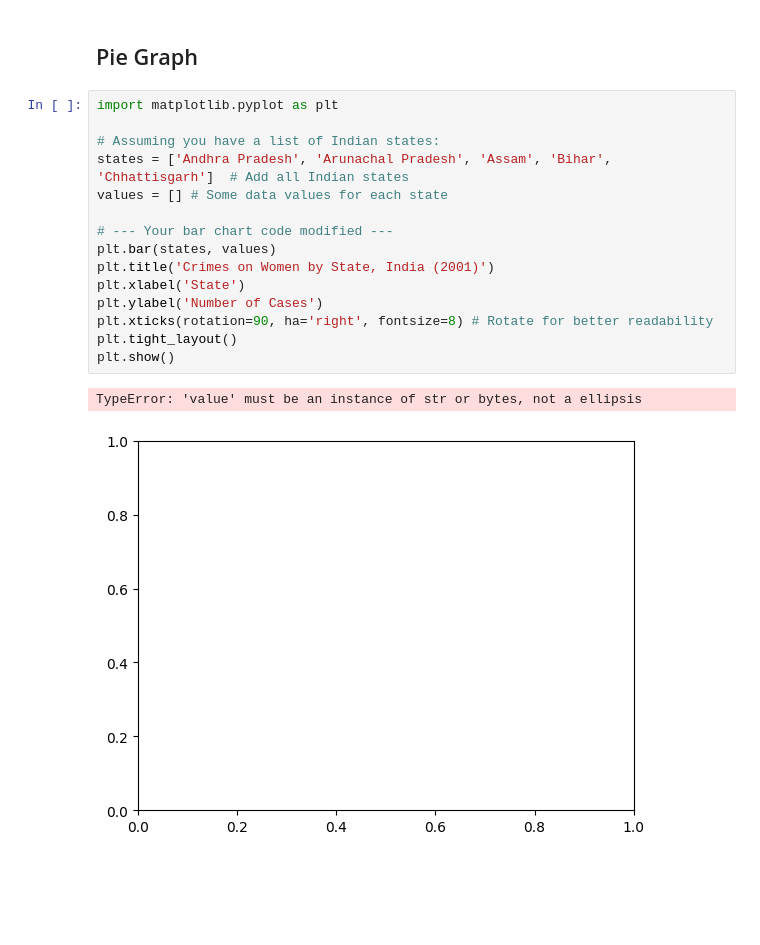
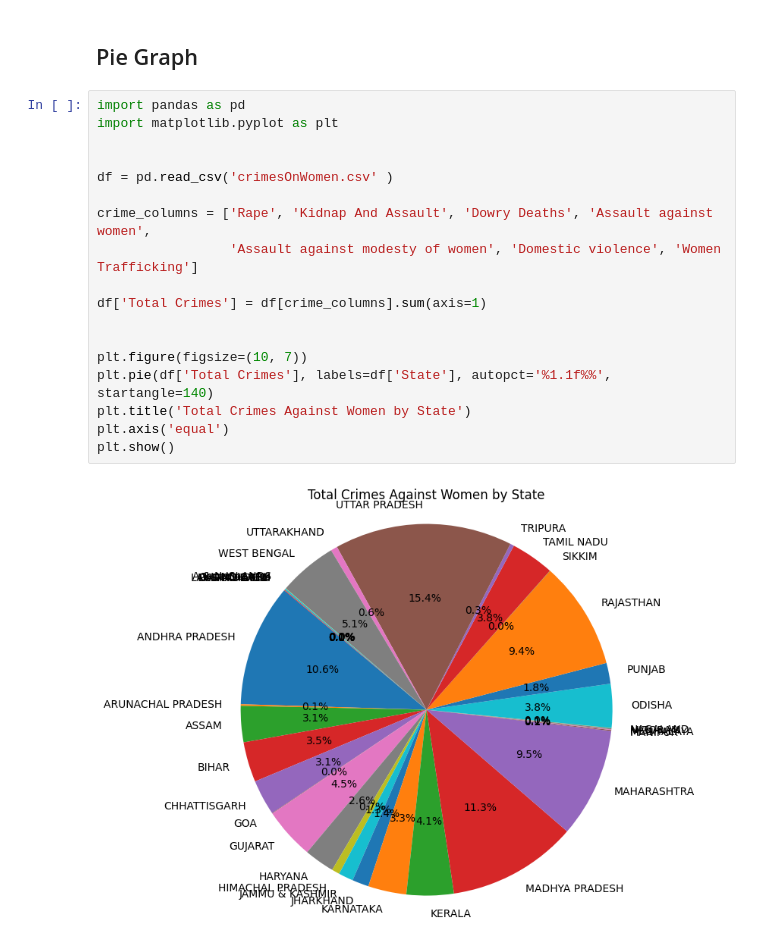
Before and after one commit to Reuel-Christian-Pornobe/VDA-CPE031-CPE21S4, a Jupyter notebook: Laboratory_Introduction_to_Matplot.ipynb, the cells around one changed output. Cells and saved outputs as stored; diff of their text form; blank space fills up the shorter version.

```diff
--- a/Laboratory_Introduction_to_Matplot.ipynb
+++ b/Laboratory_Introduction_to_Matplot.ipynb
@@ -155,21 +127,23 @@ plt.show()
 [figure]
 # %% [markdown]
 ## Pie Graph
-# %%
-import matplotlib.pyplot as plt
-
-# Assuming you have a list of Indian states:
-states = ['Andhra Pradesh', 'Arunachal Pradesh', 'Assam', 'Bihar', 'Chhattisgarh']  # Add all Indian states
-values = [] # Some data values for each state
-
-# --- Your bar chart code modified ---
-plt.bar(states, values)
-plt.title('Crimes on Women by State, India (2001)')
-plt.xlabel('State')
-plt.ylabel('Number of Cases')
-plt.xticks(rotation=90, ha='right', fontsize=8) # Rotate for better readability
-plt.tight_layout()
-plt.show()
-# %% [output]
-TypeError: 'value' must be an instance of str or bytes, not a ellipsis
-[figure, removed]
+# %%
+import pandas as pd
+import matplotlib.pyplot as plt
+
+
+df = pd.read_csv('crimesOnWomen.csv' )
+
+crime_columns = ['Rape', 'Kidnap And Assault', 'Dowry Deaths', 'Assault against women',
+                 'Assault against modesty of women', 'Domestic violence', 'Women Trafficking']
+
+df['Total Crimes'] = df[crime_columns].sum(axis=1)
+
+
+plt.figure(figsize=(10, 7))
+plt.pie(df['Total Crimes'], labels=df['State'], autopct='%1.1f%%', startangle=140)
+plt.title('Total Crimes Against Women by State')
+plt.axis('equal')
+plt.show()
+# %% [output]
+[figure, added]
```
Also changed, not shown: parts of 4 cells of this notebook.
